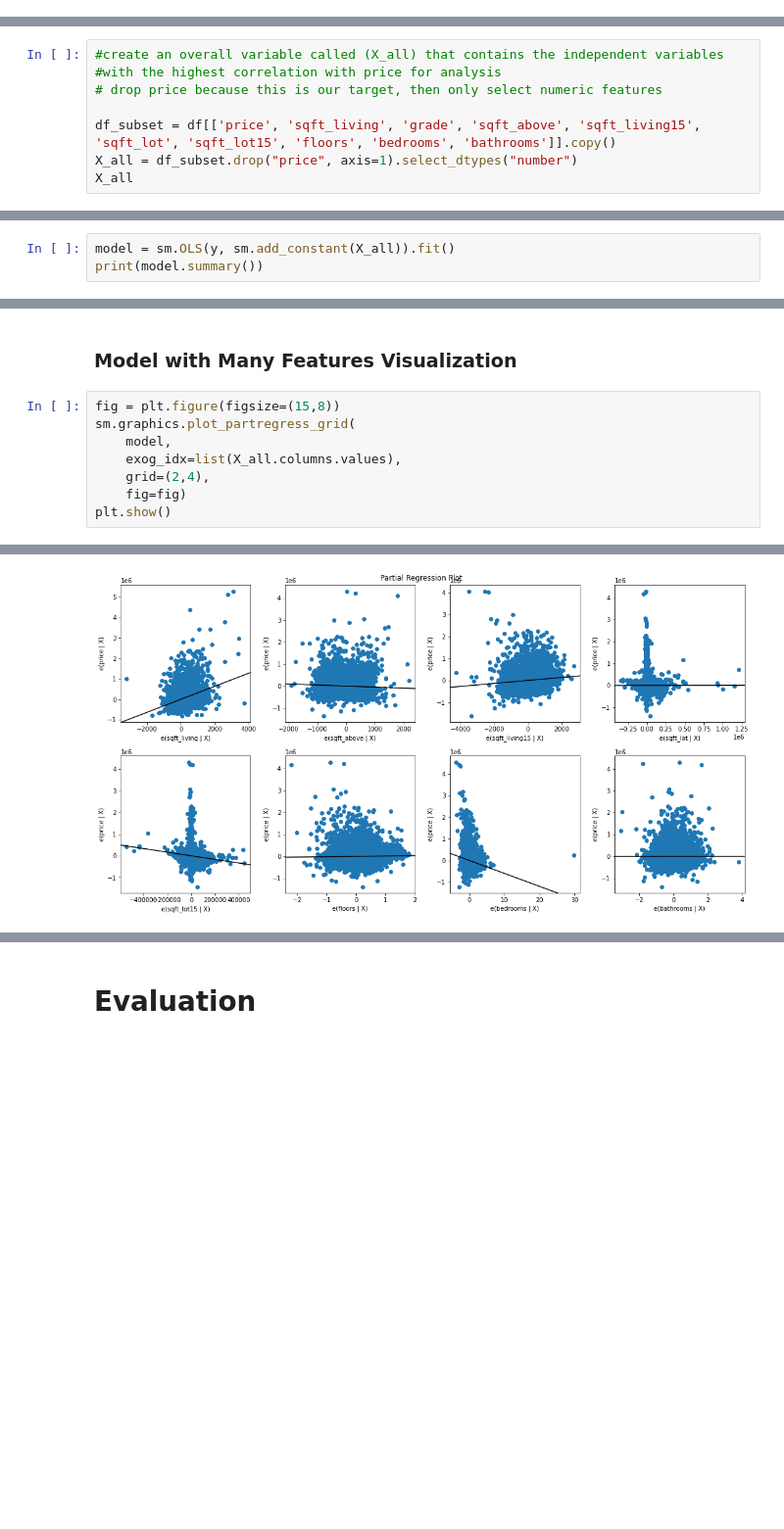
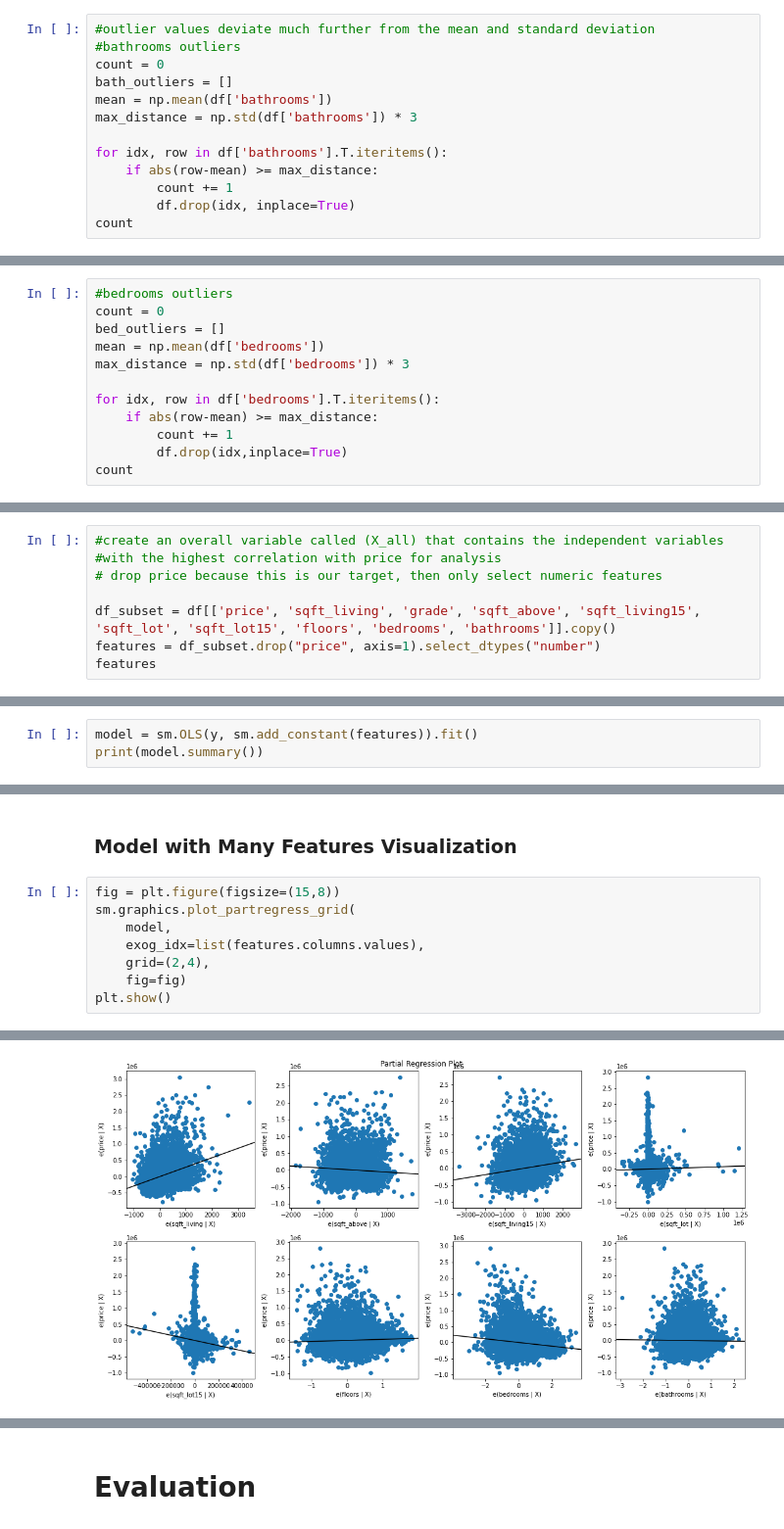
Before and after one commit to sophia14324/dsc-phase-2-project-v2-3, a Jupyter notebook: student.ipynb, the cells around one changed output, grey strips where cells are left out. Shown at 98% size. Cells and saved outputs as stored; diff of their text form; blank space fills up the shorter version.

```diff
--- a/student.ipynb
+++ b/student.ipynb
@@ -137,0 +127,13 @@ count
+# %%
+#outlier values deviate much further from the mean and standard deviation
+#bathrooms outliers
+count = 0
+bath_outliers = []
+mean = np.mean(df['bathrooms'])
+max_distance = np.std(df['bathrooms']) * 3
+
+for idx, row in df['bathrooms'].T.iteritems():
+    if abs(row-mean) >= max_distance:
+        count += 1
+        df.drop(idx, inplace=True)
+count
@@ -137,0 +142,12 @@ count
+# %%
+#bedrooms outliers
+count = 0
+bed_outliers = []
+mean = np.mean(df['bedrooms'])
+max_distance = np.std(df['bedrooms']) * 3
+
+for idx, row in df['bedrooms'].T.iteritems():
+    if abs(row-mean) >= max_distance:
+        count += 1
+        df.drop(idx,inplace=True)
+count
@@ -258,8 +288,8 @@ These additional features are grade, sqft_above, sqft_living15, bathrooms
 # drop price because this is our target, then only select numeric features
 
 df_subset = df[['price', 'sqft_living', 'grade', 'sqft_above', 'sqft_living15', 'sqft_lot', 'sqft_lot15', 'floors', 'bedrooms', 'bathrooms']].copy()
-X_all = df_subset.drop("price", axis=1).select_dtypes("number")
-X_all
+features = df_subset.drop("price", axis=1).select_dtypes("number")
+features
 # %% [output]
 |  | sqft_living | sqft_above | sqft_living15 | sqft_lot | sqft_lot15 | floors | bedrooms | bathrooms |
 | 1 | 2570 | 2170 | 1690 | 7242 | 7639 | 2.0 | 3 | 2.25 |
@@ -301,5 +307,5 @@ for col in X_all:
 # %%
-model = sm.OLS(y, sm.add_constant(X_all)).fit()
+model = sm.OLS(y, sm.add_constant(features)).fit()
 print(model.summary())
 # %% [output]
                             OLS Regression Results
@@ -324,18 +330,18 @@ strong multicollinearity or other numerical problems.
 # %%
 fig = plt.figure(figsize=(15,8))
 sm.graphics.plot_partregress_grid(
     model,
-    exog_idx=list(X_all.columns.values),
+    exog_idx=list(features.columns.values),
     grid=(2,4),
     fig=fig)
 plt.show()
 # %% [output]
 eval_env: 1
 eval_env: 1
 eval_env: 1
 eval_env: 1
 eval_env: 1
 eval_env: 1
 eval_env: 1
 eval_env: 1
-[figure, old version]
+[figure, new version]
```
Also changed, not shown: parts of 54 cells of this notebook.
